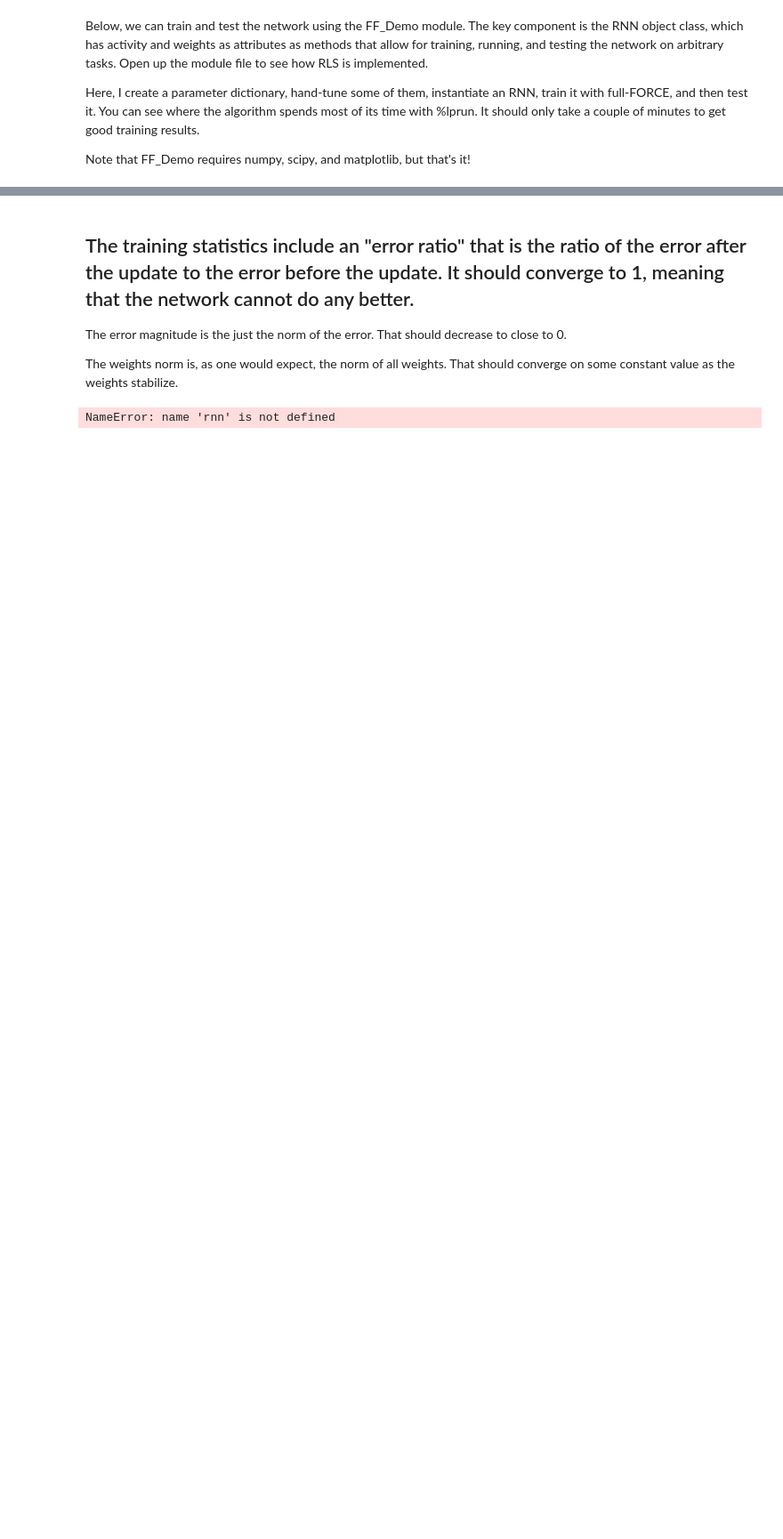
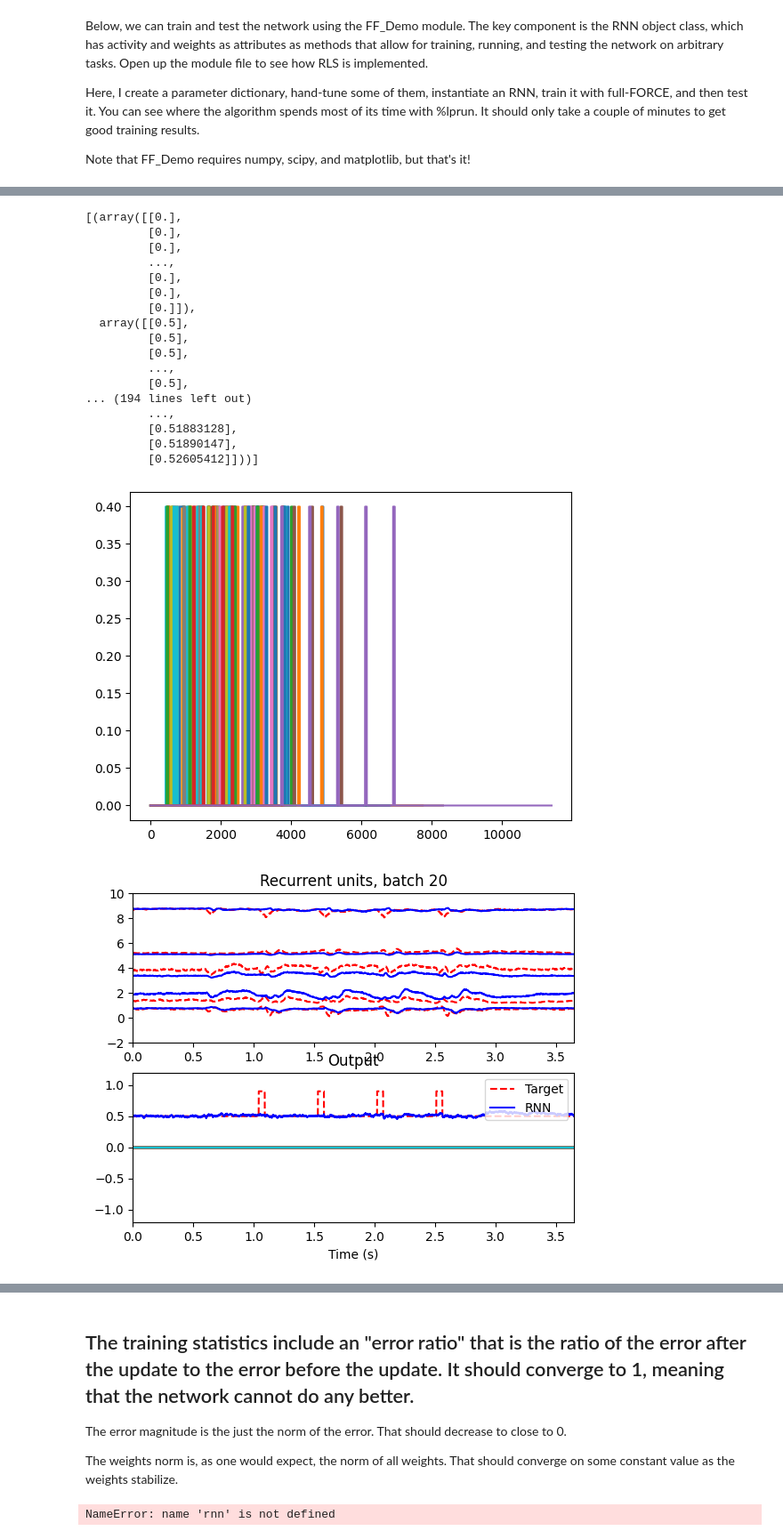
Before and after one commit to METRElab/Full_Force_Pulse_Prediction, a Jupyter notebook: Full-Force-Pulse-Prediction.ipynb, the cells around one changed output, grey strips where cells are left out. Shown at 89% size. Drawn from its saved outputs; the diff is of its cells as text; code cells hidden in the pictures; blank space fills up the shorter version.

Commit message:
Noise on neuron std = 0.1

```diff
--- a/Full-Force-Pulse-Prediction.ipynb
+++ b/Full-Force-Pulse-Prediction.ipynb
@@ -162,6 +209,7 @@ p['test_init_trials']=5
 p['bias_scale'] = 0.5
 p['ff_alpha'] = 1
 p['network_size'] = 2000
+p['noise_std'] = 0.1
 
 
 (D_inputs, D_targs, D_hints) = random_pulses(dt=p['dt'])[0:3]
@@ -182,0 +244,19 @@ Batch 1 of 20, 20 trials:
+[(array([[0.],
+         [0.],
+         [0.],
+         ...,
+         [0.],
+         [0.],
+         [0.]]),
+  array([[0.5],
+         [0.5],
+         [0.5],
+         ...,
+         [0.5],
+... (194 lines left out)
+         ...,
+         [0.51883128],
+         [0.51890147],
+         [0.52605412]]))]
+[figure, added]
+[figure, added]
```
Also changed, not shown: parts of 6 cells of this notebook, 3 other files.
